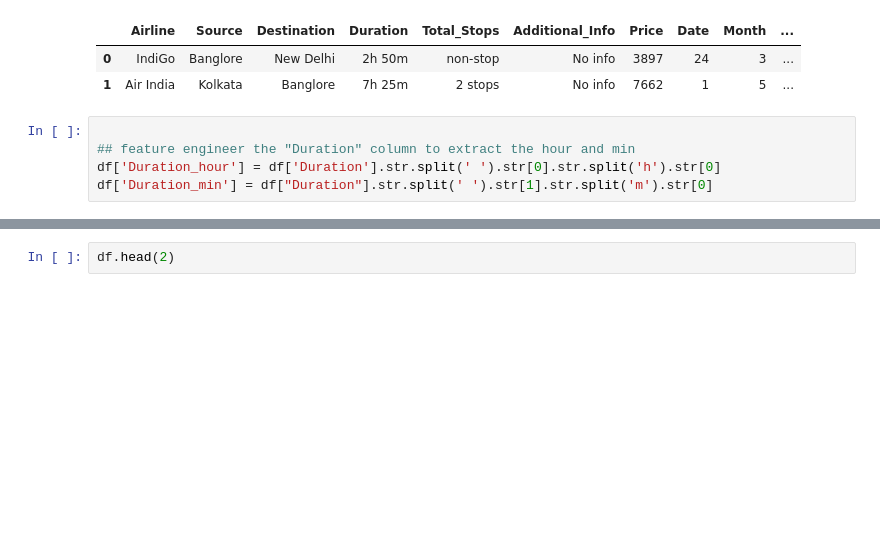
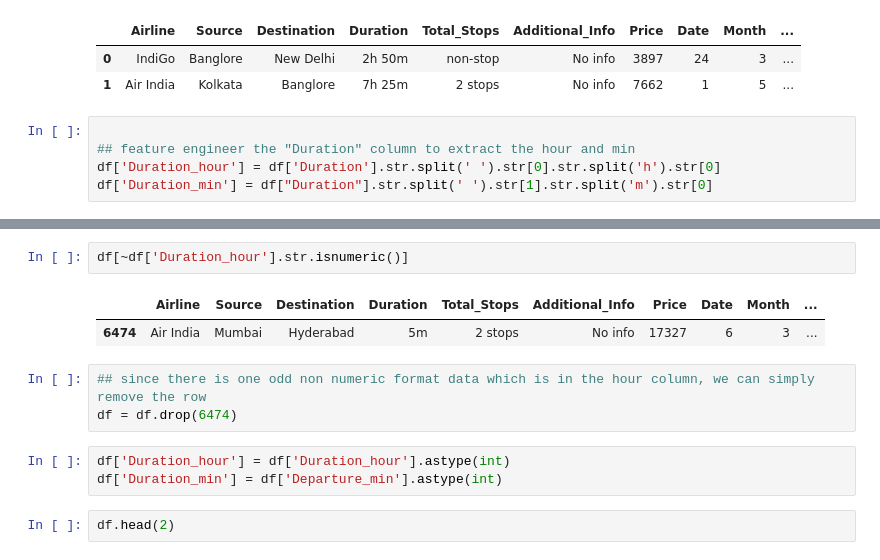
Before and after one commit to anish-upreti/Complete-Data-Science-Machine-Learning-DL-NLP-Bootcamp, a Jupyter notebook: 4. Exploratory Data Analysis and Feature Engineering/2. Flight_price_EDA_FE.ipynb, the cells around one changed output, grey strips where cells are left out. Cells and saved outputs as stored; diff of their text form; blank space fills up the shorter version.

```diff
--- a/4. Exploratory Data Analysis and Feature Engineering/2. Flight_price_EDA_FE.ipynb
+++ b/4. Exploratory Data Analysis and Feature Engineering/2. Flight_price_EDA_FE.ipynb
@@ -303,3 +310,14 @@ df['Duration_min'] = df["Duration"].str.split(' ').str[1].str.split('m').str[0]
+# %%
+df[~df['Duration_hour'].str.isnumeric()]
+# %% [output]
+|  | Airline | Source | Destination | Duration | Total_Stops | Additional_Info | Price | Date | Month | ... |
+| 6474 | Air India | Mumbai | Hyderabad | 5m | 2 stops | No info | 17327 | 6 | 3 | ... |
+# %%
+## since there is one odd non numeric format data which is in the hour column, we can simply remove the row
+df = df.drop(6474)
+# %%
+df['Duration_hour'] = df['Duration_hour'].astype(int)
+df['Duration_min'] = df['Departure_min'].astype(int)
 # %%
 df.head(2)
 # %% [output]
```
Also changed, not shown: parts of 3 cells of this notebook.
